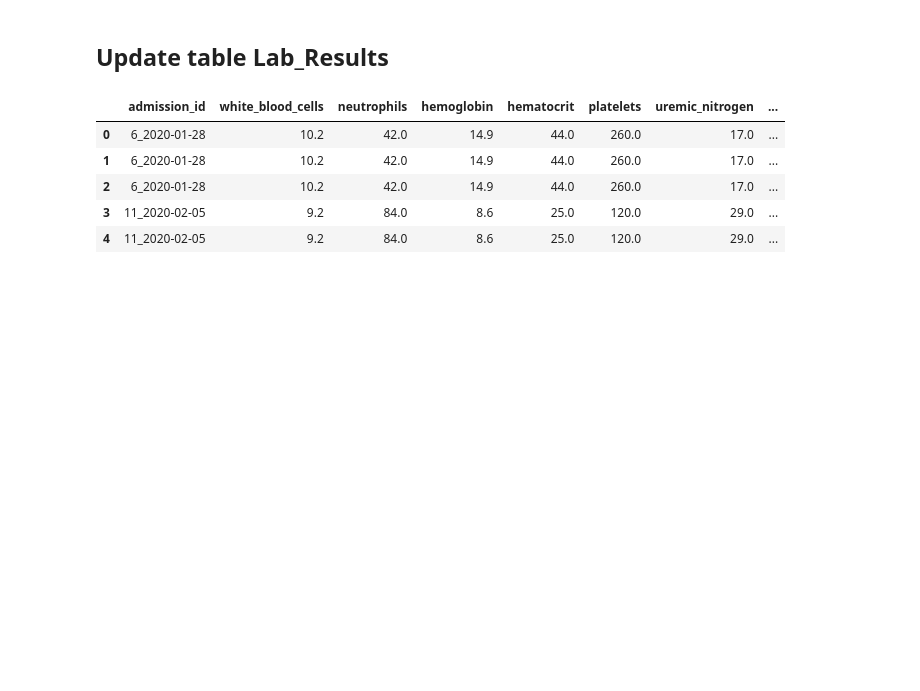
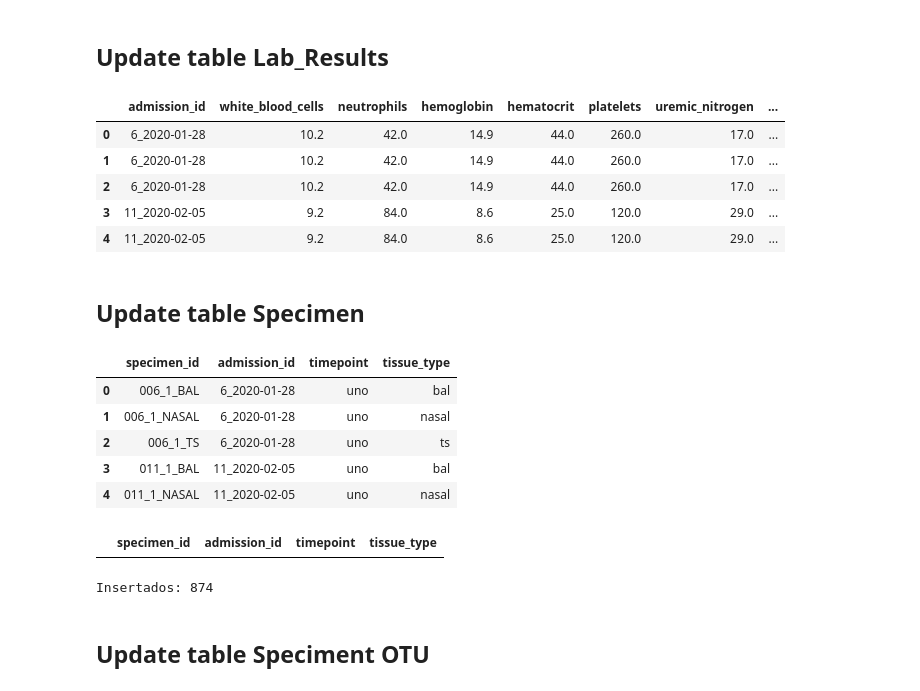
Before and after one commit to Jcamposlozano/MIcroVAP_Model, a Jupyter notebook: notebooks/Load_Data.ipynb, the cells around one changed output. Drawn from its saved outputs; the diff is of its cells as text; code cells hidden in the pictures; blank space fills up the shorter version.

```diff
--- a/notebooks/Load_Data.ipynb
+++ b/notebooks/Load_Data.ipynb
@@ -244,3 +257,48 @@ df_lab_results.head()
 | 2 | 6_2020-01-28 | 10.2 | 42.0 | 14.9 | 44.0 | 260.0 | 17.0 | ... |
 | 3 | 11_2020-02-05 | 9.2 | 84.0 | 8.6 | 25.0 | 120.0 | 29.0 | ... |
 | 4 | 11_2020-02-05 | 9.2 | 84.0 | 8.6 | 25.0 | 120.0 | 29.0 | ... |
+# %% [markdown]
+## Update table Specimen
+# %%
+variables_list= [
+            'specimen',
+            'admission_id',
+            'timepoint',
+            'tissue_type'
+            ]
+
+df_specimen = df[variables_list]
+
+df_specimen = df_specimen.rename(columns={
+    'specimen': 'specimen_id'
+})
+df_specimen.head()
+# %% [output]
+|  | specimen_id | admission_id | timepoint | tissue_type |
+| 0 | 006_1_BAL | 6_2020-01-28 | uno | bal |
+| 1 | 006_1_NASAL | 6_2020-01-28 | uno | nasal |
+| 2 | 006_1_TS | 6_2020-01-28 | uno | ts |
+| 3 | 011_1_BAL | 11_2020-02-05 | uno | bal |
+| 4 | 011_1_NASAL | 11_2020-02-05 | uno | nasal |
+# %%
+df_grouped = (
+    df_specimen
+    .groupby('specimen_id', as_index=False)
+    .agg({
+        'admission_id': 'max',
+        'timepoint': 'first',
+        'tissue_type': 'first'
+    })
+)
+
+df_grouped[df_grouped.duplicated(subset='specimen_id', keep=False)] \
+    .sort_values('specimen_id')
+# %% [output]
+|  | specimen_id | admission_id | timepoint | tissue_type |
+# %%
+n = db_data.load_df(df_grouped, "specimen", clear_table=True)
+print(f"Insertados: {n}")
+# %% [output]
+Insertados: 874
+# %% [markdown]
+## Update table Speciment OTU
```
Also changed, not shown: parts of 14 cells of this notebook, 8 other files.
